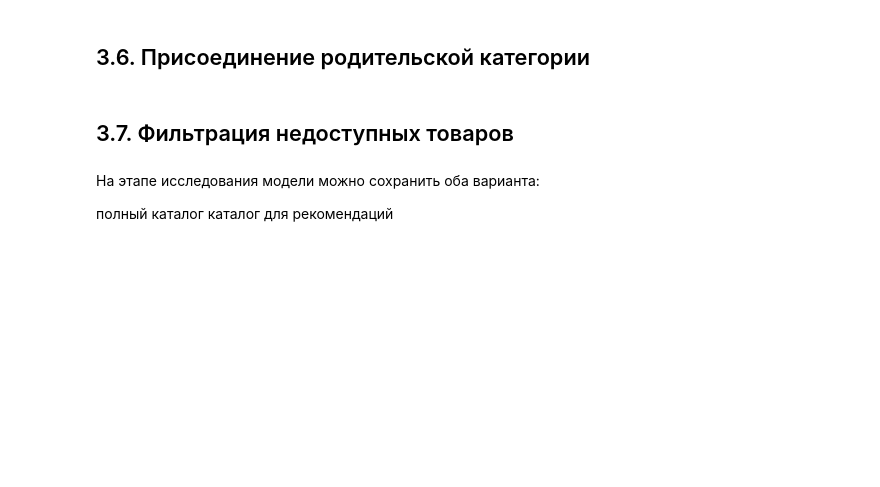
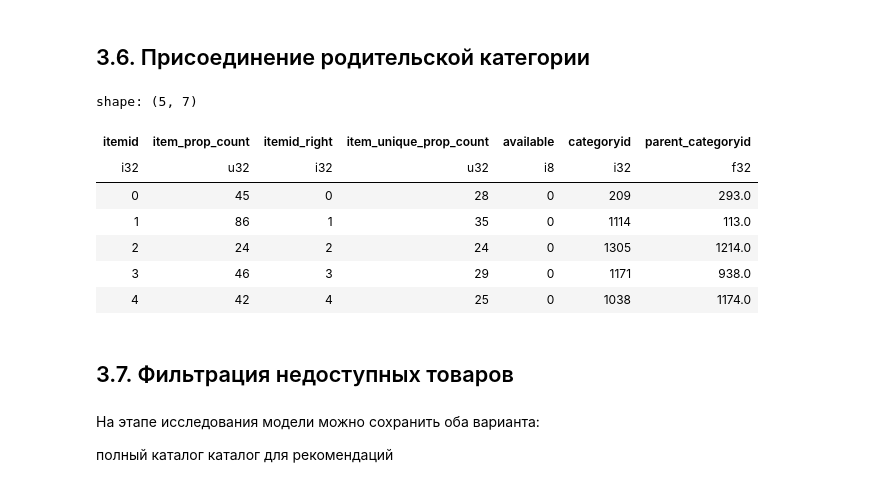
Before and after one commit to Manaam9/ecommerce-recsys, a Jupyter notebook: notebooks/02_modeling.ipynb, the cells around one changed output. Drawn from its saved outputs; the diff is of its cells as text; code cells hidden in the pictures; blank space fills up the shorter version.

```diff
--- a/notebooks/02_modeling.ipynb
+++ b/notebooks/02_modeling.ipynb
@@ -245,16 +257,15 @@ available_df.head()
 # %% [markdown]
 ## 3.4. Извлечение categoryid
 # %%
-category_df = item_props[item_props["property"] == "categoryid"].copy()
-
-category_df["value_num"] = pd.to_numeric(category_df["value"], errors="coerce")
-category_df = category_df.dropna(subset=["value_num"])
-
-category_df["categoryid"] = category_df["value_num"].astype("int32")
-
-category_df = category_df.sort_values(["itemid", "timestamp_dt"])
-category_df = category_df.groupby("itemid", as_index=False).tail(1)
-
-category_df = category_df[["itemid", "categoryid"]]
+category_df = (
+    item_props.filter(pl.col("property") == "categoryid")
+    .with_columns(pl.col("value").cast(pl.Float64, strict=False))
+    .drop_nulls("value")
+    .sort("timestamp_dt")
+    .group_by("itemid")
+    .agg(pl.col("value").last())
+    .with_columns(pl.col("value").cast(pl.Int32).alias("categoryid"))
+    .select(["itemid", "categoryid"])
+)
 
 category_df.head()
@@ -264,21 +284,19 @@ category_df.head()
 Сразу делаем простые признаки по свойствам товара.
 # %%
 item_prop_counts = (
-    item_props.groupby("itemid").size().reset_index(name="item_prop_count")
+    item_props.group_by("itemid").len().rename({"len": "item_prop_count"})
 )
 
-item_unique_props = (
-    item_props.groupby("itemid")["property"]
-    .nunique()
-    .reset_index(name="item_unique_prop_count")
+item_unique_props = item_props.group_by("itemid").agg(
+    pl.col("property").n_unique().alias("item_unique_prop_count")
 )
 
 item_features = (
-    item_prop_counts.merge(item_unique_props, on="itemid", how="outer")
-    .merge(available_df, on="itemid", how="left")
-    .merge(category_df, on="itemid", how="left")
+    item_prop_counts.join(item_unique_props, on="itemid", how="full")
+    .join(available_df, on="itemid", how="left")
+    .join(category_df, on="itemid", how="left")
+    .with_columns(pl.col("available").fill_null(0).cast(pl.Int8))
+    .sort("itemid")
 )
 
-item_features["available"] = item_features["available"].fillna(0).astype("int8")
-
 item_features.head()
@@ -285,13 +312,22 @@ item_features.head()
 # %% [markdown]
 ## 3.6. Присоединение родительской категории
 # %%
-item_features = item_features.merge(
-    category_tree.rename(columns={"parentid": "parent_categoryid"}),
+item_features = item_features.join(
+    category_tree.rename({"parentid": "parent_categoryid"}),
     on="categoryid",
     how="left",
 )
 
 item_features.head()
+# %% [output]
+shape: (5, 7)
+| itemid | item_prop_count | itemid_right | item_unique_prop_count | available | categoryid | parent_categoryid |
+| i32 | u32 | i32 | u32 | i8 | i32 | f32 |
+| 0 | 45 | 0 | 28 | 0 | 209 | 293.0 |
+| 1 | 86 | 1 | 35 | 0 | 1114 | 113.0 |
+| 2 | 24 | 2 | 24 | 0 | 1305 | 1214.0 |
+| 3 | 46 | 3 | 29 | 0 | 1171 | 938.0 |
+| 4 | 42 | 4 | 25 | 0 | 1038 | 1174.0 |
 # %% [markdown]
 ## 3.7. Фильтрация недоступных товаров
 # %% [markdown]
```
Also changed, not shown: parts of 38 cells of this notebook.
